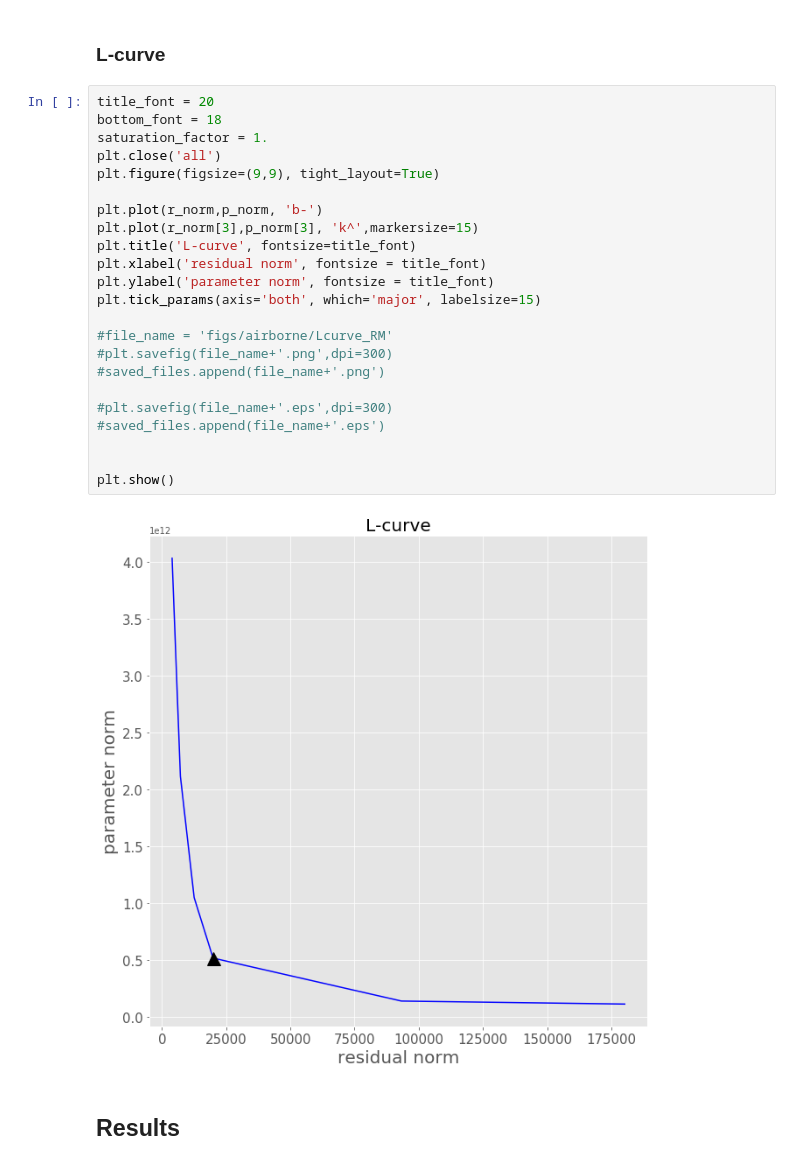
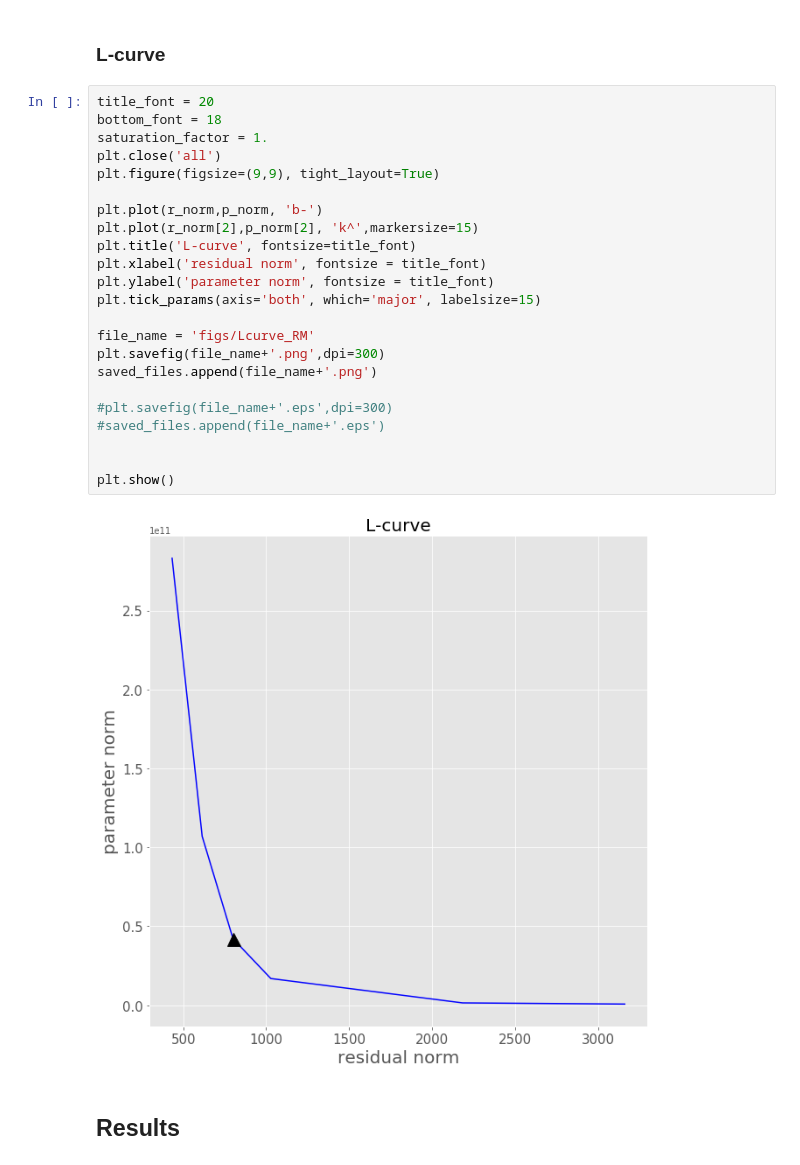
Before and after one commit to andrelreis/tese, a Jupyter notebook: codes/mag_vec_calculation/numerical_simulations/simulation_hetero_sample_correct_direction/rock_sample_eqlayer.ipynb, the cells around one changed output. Saved outputs shown, nothing was run; the diff lists cells and outputs as text.

```diff
--- a/codes/mag_vec_calculation/numerical_simulations/simulation_hetero_sample_correct_direction/rock_sample_eqlayer.ipynb
+++ b/codes/mag_vec_calculation/numerical_simulations/simulation_hetero_sample_correct_direction/rock_sample_eqlayer.ipynb
@@ -95,28 +95,28 @@ for m in mu:
 # %%
 title_font = 20
 bottom_font = 18
 saturation_factor = 1.
 plt.close('all')
 plt.figure(figsize=(9,9), tight_layout=True)
 
 plt.plot(r_norm,p_norm, 'b-')
-plt.plot(r_norm[3],p_norm[3], 'k^',markersize=15)
+plt.plot(r_norm[2],p_norm[2], 'k^',markersize=15)
 plt.title('L-curve', fontsize=title_font)
 plt.xlabel('residual norm', fontsize = title_font)
 plt.ylabel('parameter norm', fontsize = title_font)
 plt.tick_params(axis='both', which='major', labelsize=15)
 
-#file_name = 'figs/airborne/Lcurve_RM'
-#plt.savefig(file_name+'.png',dpi=300)
-#saved_files.append(file_name+'.png')
+file_name = 'figs/Lcurve_RM'
+plt.savefig(file_name+'.png',dpi=300)
+saved_files.append(file_name+'.png')
 
 #plt.savefig(file_name+'.eps',dpi=300)
 #saved_files.append(file_name+'.eps')
 
 
 plt.show()
 # %% [output]
-[figure, old version]
+[figure, new version]
 # %% [markdown]
 ## Results
 # %%
```
Also changed, not shown: parts of 1 cell of this notebook, 22 other files.
